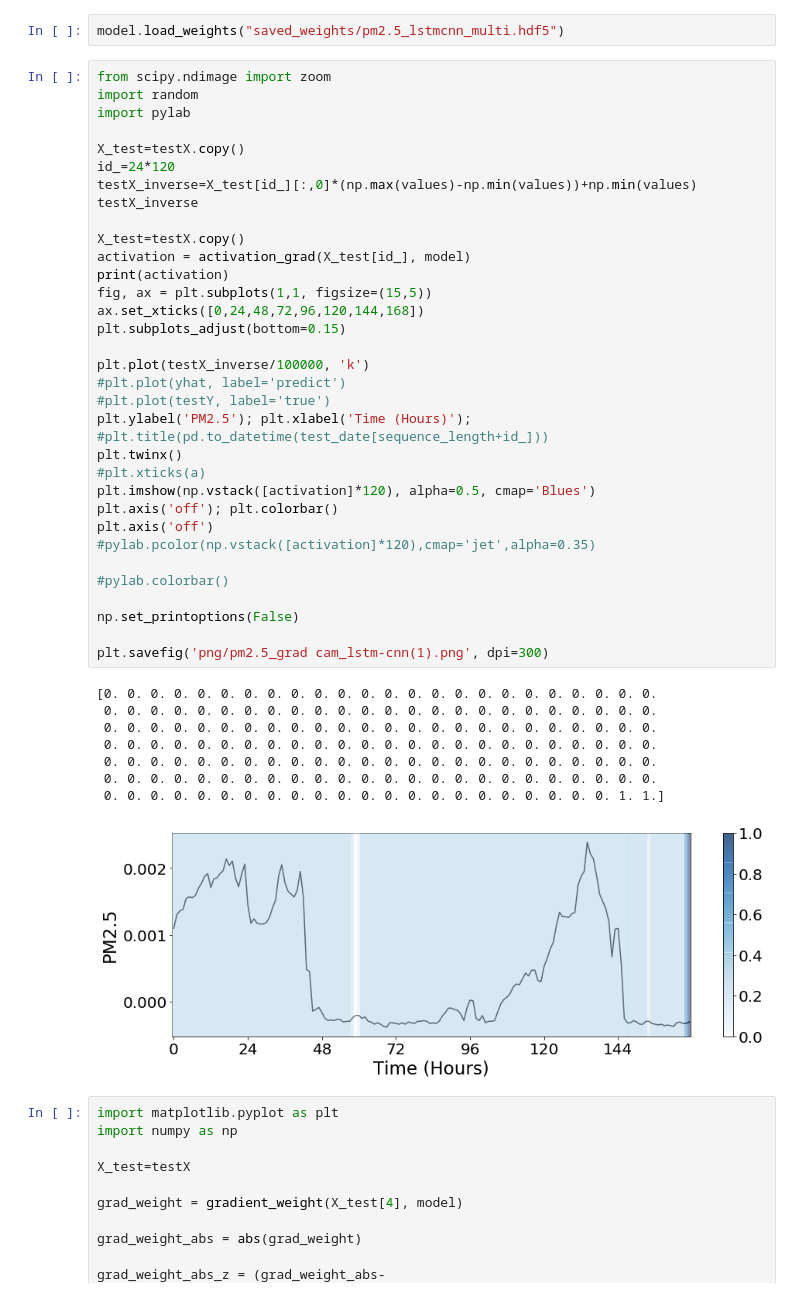
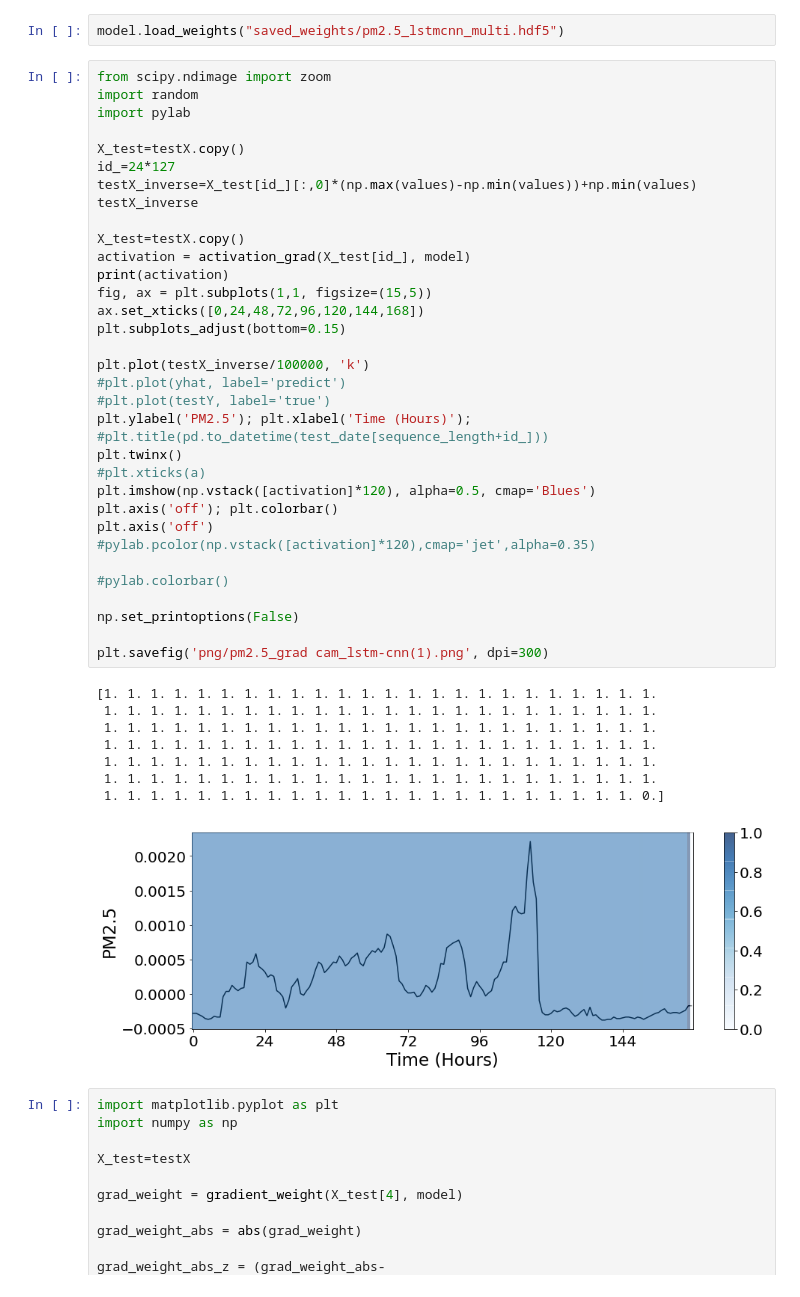
Before and after one commit to ikwak2/hj19_timeseries, a Jupyter notebook: chan/pm2 feature importance (2).ipynb, the cells around one changed output. Drawn from its saved outputs; the diff is of its cells as text.

```diff
--- a/chan/pm2 feature importance (2).ipynb
+++ b/chan/pm2 feature importance (2).ipynb
@@ -407,42 +397,42 @@ import random
 import pylab
 
 X_test=testX.copy()
-id_=24*120
+id_=24*127
 testX_inverse=X_test[id_][:,0]*(np.max(values)-np.min(values))+np.min(values)
 testX_inverse
 
 X_test=testX.copy()
 activation = activation_grad(X_test[id_], model)
 print(activation)
 fig, ax = plt.subplots(1,1, figsize=(15,5))
 ax.set_xticks([0,24,48,72,96,120,144,168])
 plt.subplots_adjust(bottom=0.15)
 
 plt.plot(testX_inverse/100000, 'k')
 #plt.plot(yhat, label='predict')
 #plt.plot(testY, label='true')
 plt.ylabel('PM2.5'); plt.xlabel('Time (Hours)'); #plt.title(pd.to_datetime(test_date[sequence_length+id_]))
 plt.twinx()
 #plt.xticks(a)
 plt.imshow(np.vstack([activation]*120), alpha=0.5, cmap='Blues')
 plt.axis('off'); plt.colorbar()
 plt.axis('off')
 #pylab.pcolor(np.vstack([activation]*120),cmap='jet',alpha=0.35)
 
 #pylab.colorbar()
 
 np.set_printoptions(False)
 
 plt.savefig('png/pm2.5_grad cam_lstm-cnn(1).png', dpi=300)
 # %% [output]
-[0. 0. 0. 0. 0. 0. 0. 0. 0. 0. 0. 0. 0. 0. 0. 0. 0. 0. 0. 0. 0. 0. 0. 0.
- 0. 0. 0. 0. 0. 0. 0. 0. 0. 0. 0. 0. 0. 0. 0. 0. 0. 0. 0. 0. 0. 0. 0. 0.
- 0. 0. 0. 0. 0. 0. 0. 0. 0. 0. 0. 0. 0. 0. 0. 0. 0. 0. 0. 0. 0. 0. 0. 0.
- 0. 0. 0. 0. 0. 0. 0. 0. 0. 0. 0. 0. 0. 0. 0. 0. 0. 0. 0. 0. 0. 0. 0. 0.
- 0. 0. 0. 0. 0. 0. 0. 0. 0. 0. 0. 0. 0. 0. 0. 0. 0. 0. 0. 0. 0. 0. 0. 0.
- 0. 0. 0. 0. 0. 0. 0. 0. 0. 0. 0. 0. 0. 0. 0. 0. 0. 0. 0. 0. 0. 0. 0. 0.
- 0. 0. 0. 0. 0. 0. 0. 0. 0. 0. 0. 0. 0. 0. 0. 0. 0. 0. 0. 0. 0. 0. 1. 1.]
+[1. 1. 1. 1. 1. 1. 1. 1. 1. 1. 1. 1. 1. 1. 1. 1. 1. 1. 1. 1. 1. 1. 1. 1.
+ 1. 1. 1. 1. 1. 1. 1. 1. 1. 1. 1. 1. 1. 1. 1. 1. 1. 1. 1. 1. 1. 1. 1. 1.
+ 1. 1. 1. 1. 1. 1. 1. 1. 1. 1. 1. 1. 1. 1. 1. 1. 1. 1. 1. 1. 1. 1. 1. 1.
+ 1. 1. 1. 1. 1. 1. 1. 1. 1. 1. 1. 1. 1. 1. 1. 1. 1. 1. 1. 1. 1. 1. 1. 1.
+ 1. 1. 1. 1. 1. 1. 1. 1. 1. 1. 1. 1. 1. 1. 1. 1. 1. 1. 1. 1. 1. 1. 1. 1.
+ 1. 1. 1. 1. 1. 1. 1. 1. 1. 1. 1. 1. 1. 1. 1. 1. 1. 1. 1. 1. 1. 1. 1. 1.
+ 1. 1. 1. 1. 1. 1. 1. 1. 1. 1. 1. 1. 1. 1. 1. 1. 1. 1. 1. 1. 1. 1. 1. 0.]
-[figure, old version]
+[figure, new version]
 # %%
 import matplotlib.pyplot as plt
 import numpy as np
```
Also changed, not shown: parts of 4 cells of this notebook, 15 other files.
